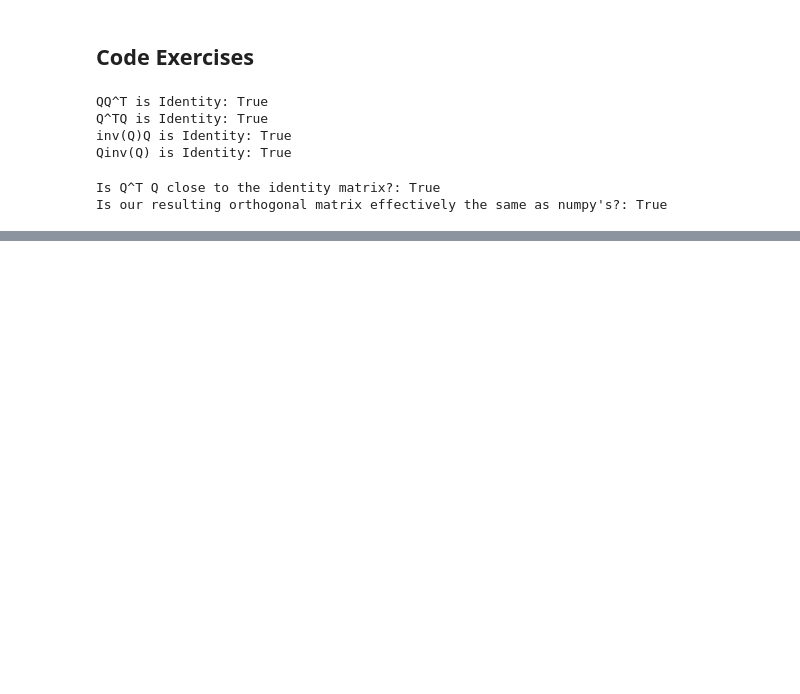
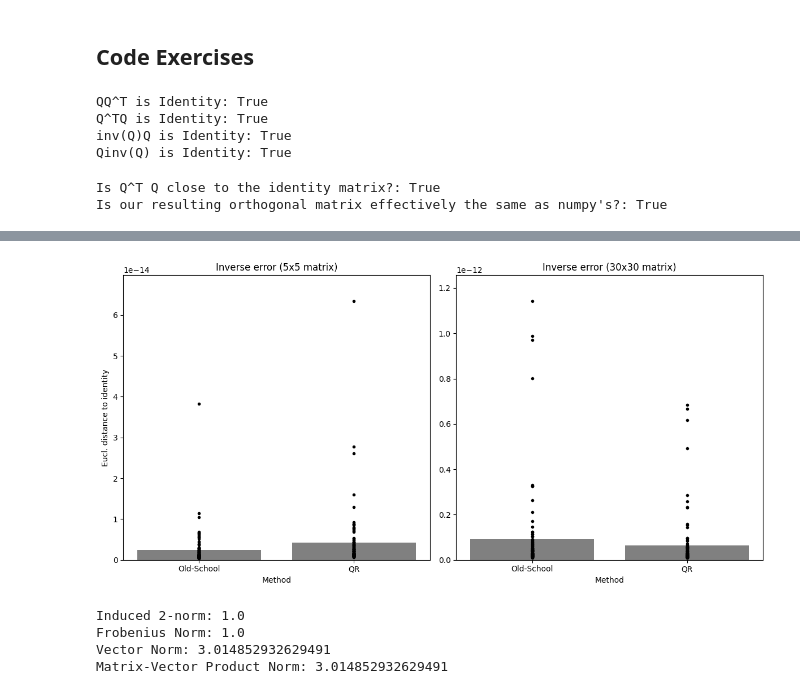
Before and after one commit to MiesnerJacob/practical-linear-algebra-for-data-science, a Jupyter notebook: 09-orthogonal-matrices-qr-decomposition.ipynb, the cells around one changed output, grey strips where cells are left out. Drawn from its saved outputs; the diff is of its cells as text; code cells hidden in the pictures; blank space fills up the shorter version.

```diff
--- a/09-orthogonal-matrices-qr-decomposition.ipynb
+++ b/09-orthogonal-matrices-qr-decomposition.ipynb
@@ -172,0 +280,75 @@ Is our resulting orthogonal matrix effectively the same as numpy's?: True
+# %%
+def perform_experiments(matrix_size, num_experiments):
+    distances = np.zeros((num_experiments, 2))
+    for experiment in range(num_experiments):
+        # Create random matrix
+        random_matrix = np.random.randn(matrix_size, matrix_size)
+
+        # Inverse calculations
+        old_school_inverse = oldSchoolInv(random_matrix)
+        old_school_method_matrix_product = old_school_inverse @ random_matrix
+
+        # QR method for inverse calculation
+        matrix_q, matrix_r = np.linalg.qr(random_matrix)
+        matrix_inverse = oldSchoolInv(matrix_r) @ matrix_q.T
+        qr_method_matrix_product = matrix_inverse @ random_matrix
+
+        # Calculate differences
+        identity_matrix = np.eye(matrix_size)
+        distances[experiment, 0] = euclidean_distance(old_school_method_matrix_product, identity_matrix)
+        distances[experiment, 1] = euclidean_distance(qr_method_matrix_product, identity_matrix)
+
+    return distances
+
+# Experiment settings
+num_experiments = 100
+matrix_sizes = [5, 30]
+
+# Create a figure with two subplots
+fig, axes = plt.subplots(1, 2, figsize=(12, 6))
+for i, size in enumerate(matrix_sizes):
+    distances = perform_experiments(size, num_experiments)
+
+    axes[i].plot(np.zeros(num_experiments), distances[:,0], 'ko', markersize=3, label='Old-School Method')
+    axes[i].plot(np.ones(num_experiments), distances[:,1], 'ko', markersize=3, label='QR Method')
+    axes[i].bar([0, 1], np.mean(distances, axis=0), color='grey')
+
+    axes[i].set_xticks([0, 1])
+    axes[i].set_xticklabels(['Old-School', 'QR'])
+    axes[i].set_ylim([0, np.max(distances) * 1.1])
+    axes[i].set_title(f'Inverse error ({size}x{size} matrix)')
+    axes[i].set_xlabel('Method')
+    if i == 0:
+        axes[i].set_ylabel('Eucl. distance to identity')
+
+plt.tight_layout()
+plt.show()
+# %% [output]
+[figure, added]
+# %%
+# Exercise 9-6 (Orthogonal matrices can rotate but not scale vectors)
+
+# Create orthogonal matrix from random numbers matrix
+n = 7
+random_matrix = np.random.randn(n, n)
+matrix_q, matrix_r = np.linalg.qr(random_matrix)
+
+# Print out the norms
+induced_two_norm = np.linalg.norm(matrix_q, 2)
+frobenius_norm = np.sqrt(np.sum(matrix_q ** 2)) / np.sqrt(n)
+print("Induced 2-norm:", induced_two_norm)
+print("Frobenius Norm:", frobenius_norm)
+
+# Create a random vector
+random_vector = np.random.randn(n, 1)
+
+# Calculate norms
+norm_vector = np.linalg.norm(random_vector)
+norm_matrix_vector_product = np.linalg.norm(matrix_q @ random_vector)
+print("Vector Norm:", norm_vector)
+print("Matrix-Vector Product Norm:", norm_matrix_vector_product)
+# %% [output]
+Induced 2-norm: 1.0
+Frobenius Norm: 1.0
+Vector Norm: 3.014852932629491
+Matrix-Vector Product Norm: 3.014852932629491
```
Also changed, not shown: parts of 8 cells of this notebook.
